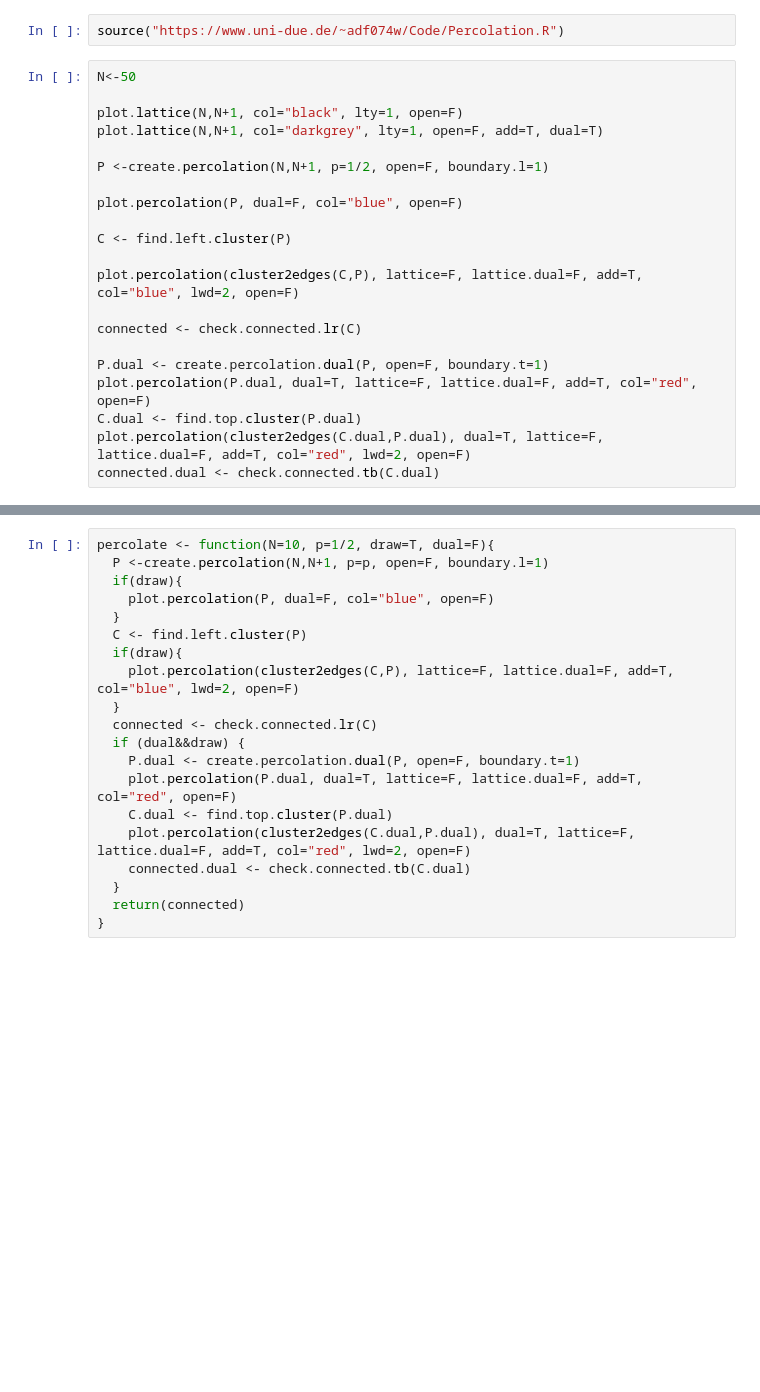
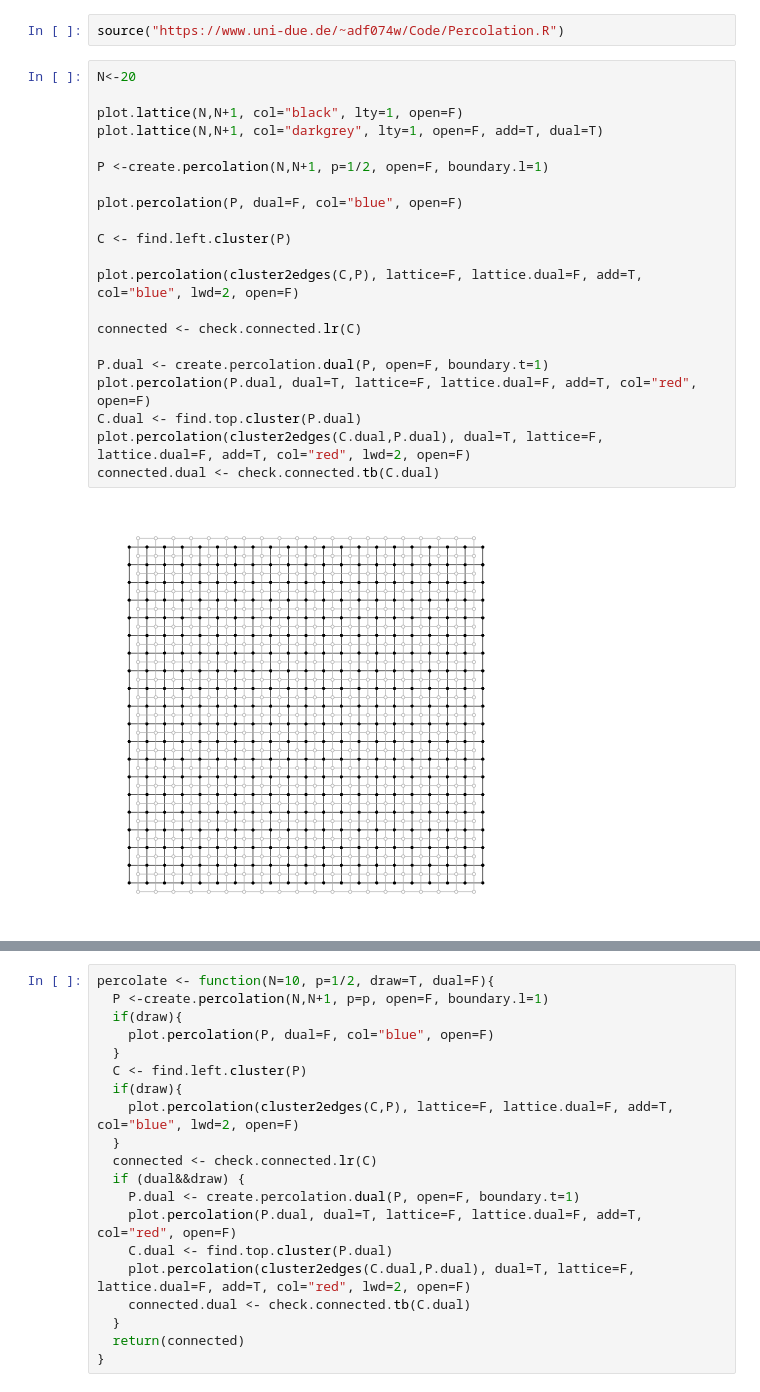
Before and after one commit to fgerle/stochastik, a Jupyter notebook: Perkolation.ipynb, the cells around one changed output, grey strips where cells are left out. Cells and saved outputs as stored; diff of their text form; blank space fills up the shorter version.

```diff
--- a/Perkolation.ipynb
+++ b/Perkolation.ipynb
@@ -1,23 +1,25 @@
 # %%
 source("https://www.uni-due.de/~adf074w/Code/Percolation.R")
 # %%
-N<-50
+N<-20
 
 plot.lattice(N,N+1, col="black", lty=1, open=F)
 plot.lattice(N,N+1, col="darkgrey", lty=1, open=F, add=T, dual=T)
 
 P <-create.percolation(N,N+1, p=1/2, open=F, boundary.l=1)
 
 plot.percolation(P, dual=F, col="blue", open=F)
 
 C <- find.left.cluster(P)
 
 plot.percolation(cluster2edges(C,P), lattice=F, lattice.dual=F, add=T, col="blue", lwd=2, open=F)
 
 connected <- check.connected.lr(C)
 
 P.dual <- create.percolation.dual(P, open=F, boundary.t=1)
 plot.percolation(P.dual, dual=T, lattice=F, lattice.dual=F, add=T, col="red", open=F)
 C.dual <- find.top.cluster(P.dual)
 plot.percolation(cluster2edges(C.dual,P.dual), dual=T, lattice=F, lattice.dual=F, add=T, col="red", lwd=2, open=F)
 connected.dual <- check.connected.tb(C.dual)
+# %% [output]
+[figure, added]
```
Also changed, not shown: parts of 1 cell of this notebook, 2 other files.
